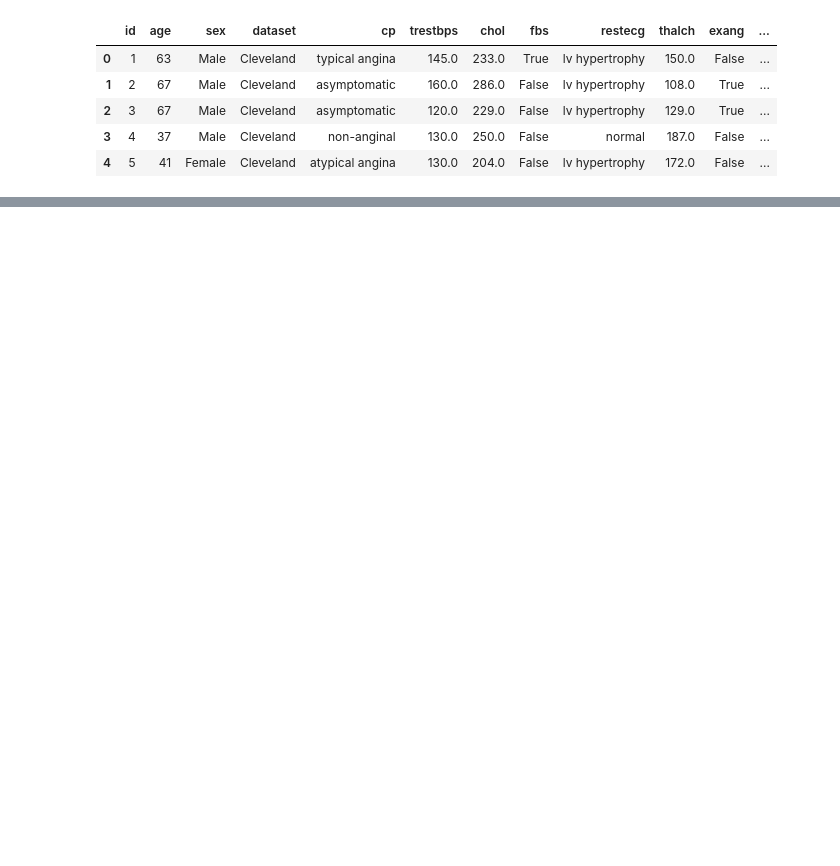
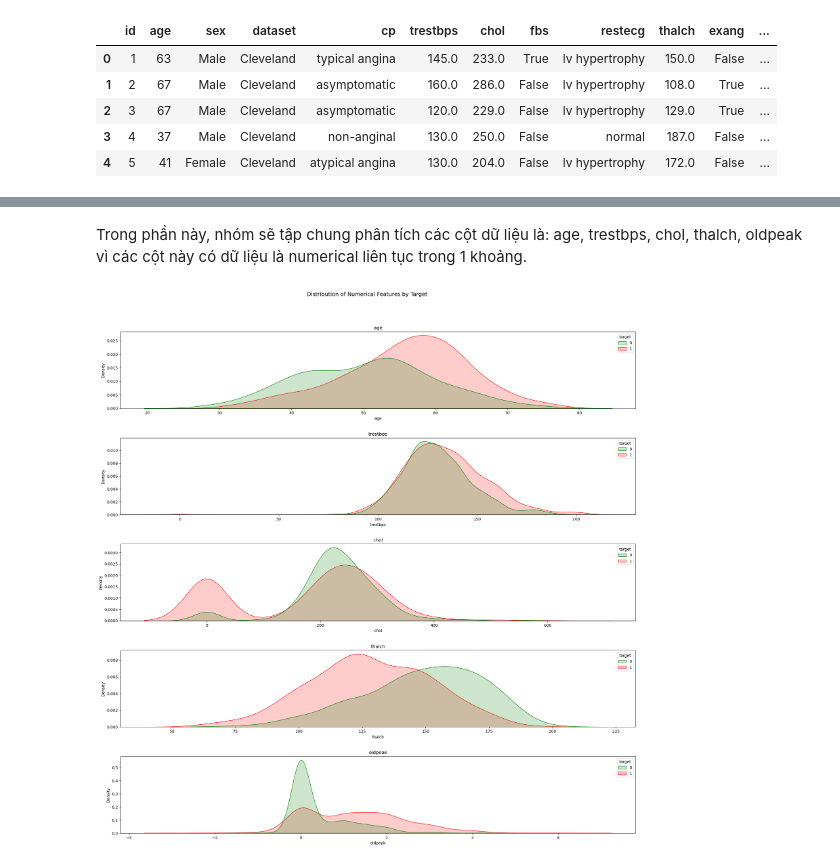
Before and after one commit to phat-05/heart-disease-classification, a Jupyter notebook: notebooks/eda.ipynb, the cells around one changed output, grey strips where cells are left out. Saved outputs shown, nothing was run; the diff lists cells and outputs as text; code cells hidden in the pictures; blank space fills up the shorter version.

Commit message:
feat: add distribution analysis section IV

```diff
--- a/notebooks/eda.ipynb
+++ b/notebooks/eda.ipynb
@@ -141,0 +153,53 @@ df.head()
+# %% [markdown]
+Trong phần này, nhóm sẽ tập chung phân tích các cột dữ liệu là: age, trestbps, chol, thalch, oldpeak vì các cột này có dữ liệu là numerical liên tục trong 1 khoảng.
+# %%
+#hàm vẽ biểu đồ KDE cho nhiều cột trong bảng
+def plot_distribution(df, cols, target='target'):
+    """
+    Vẽ biểu đồ KDE cho các cột numerical chia thành 2 đối tượng có bệnh và không bệnh bằng biến target
+    Args:
+        df (pandas.DataFrame): bảng dữ liệu đầo vào
+        cols (list): danh sách tên các cột cần vẽ biểu đồ
+        target (str): tên cột target
+    """
+    #khung hình gồm 1 hàng và n cột mỗi cột là 1 biểu đồ, với n là số biểu đồ muốn vẽ
+    fig, axes = plt.subplots(len(cols), 1, figsize=(20, 20))
+
+    #lặp qua từng cột, i = vị trí, col = giá trị tên cột
+    for i, col in enumerate(cols):
+        #hàm vẽ biểu đồ KDE của thư viên seaborn
+        sns.kdeplot(
+            data=df,
+            x=col,
+            hue=target,
+            ax=axes[i],
+            fill=True,
+            alpha=0.2,
+            palette={0: "green", 1: "red"}
+        )
+
+        #Tiêu đề cho biểu đồ đang vẽ
+        axes[i].set_title(col)
+
+        #Nhãn của trục x
+        axes[i].set_xlabel(col)
+
+    plt.suptitle('Distribution of Numerical Features by Target',
+                 fontsize=14, y=1.01)
+    plt.tight_layout(pad=3.0)
+
+    # #Lưu hình ảnh biểu đồ
+    # try:
+    #     plt.savefig("../report/figures/distribution_analysis.png")
+    #     print('Lưu hình ảnh thành công')
+    # except Exception as e:
+    #     print(f'Lỗi lưu ảnh: {e}')
+
+    plt.show()
+
+#Tạo danh sách tên cột cần vẽ
+cols = num_cols = ['age', 'trestbps', 'chol', 'thalch', 'oldpeak']
+
+plot_distribution(df=df, cols=cols)
+# %% [output]
+[figure, added]
```
Also changed, not shown: parts of 2 cells of this notebook.
